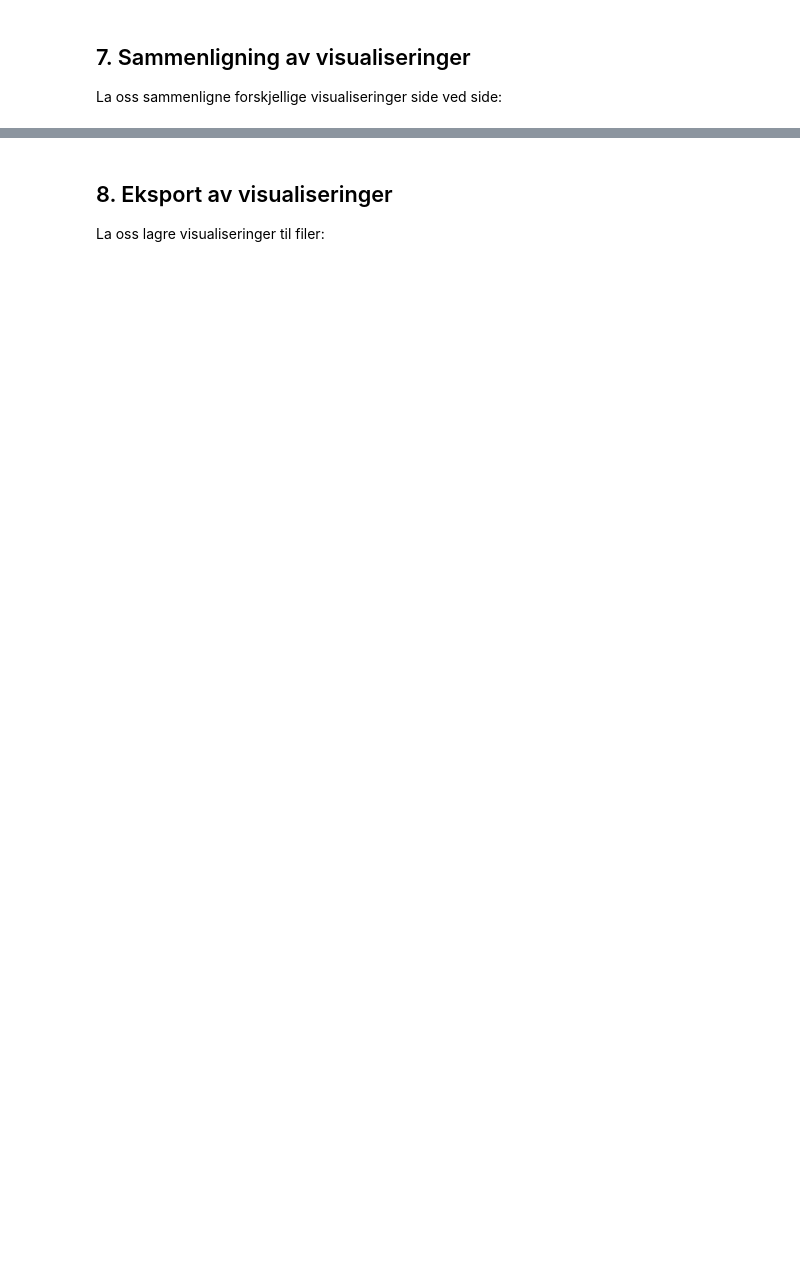
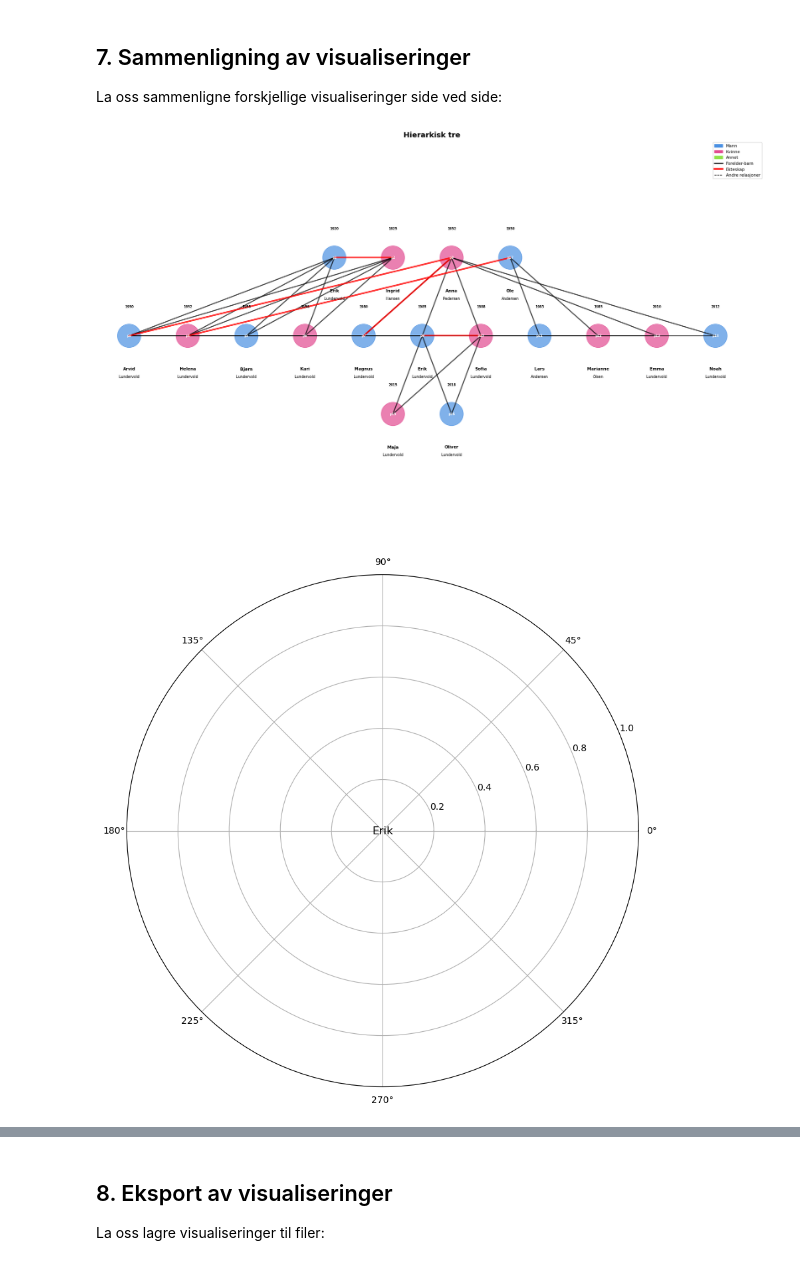
Before and after one commit to arvidl/slektstre, a Jupyter notebook: notebooks/04_visualisering.ipynb, the cells around one changed output, grey strips where cells are left out. Cells and saved outputs as stored; diff of their text form; code cells hidden in the pictures; blank space fills up the shorter version.

```diff
--- a/notebooks/04_visualisering.ipynb
+++ b/notebooks/04_visualisering.ipynb
@@ -142,0 +153,25 @@ plt.show()
+# %%
+# Sammenlign alle visualiseringer - hver i sin egen figur
+import matplotlib.pyplot as plt
+
+# Hierarkisk tre
+fig1 = plot_hierarchical_tree(slektstre, title="Hierarkisk tre")
+plt.show()
+
+# Fan chart
+alle_personer = slektstre.get_all_persons()
+if alle_personer:
+    root_person_id = alle_personer[0].id
+    fig2 = plot_fan_chart(slektstre, root_person_id, title="Fan Chart")
+    plt.show()
+
+# Hourglass view
+fig3 = plot_hourglass_view(slektstre, "p3", title="Hourglass View")
+plt.show()
+
+# Statistikk
+fig4 = plot_statistics(slektstre)
+fig4.show()
+# %% [output]
+[figure, added]
+[figure, added]
```
Also changed, not shown: parts of 12 cells of this notebook, 15 other files.
